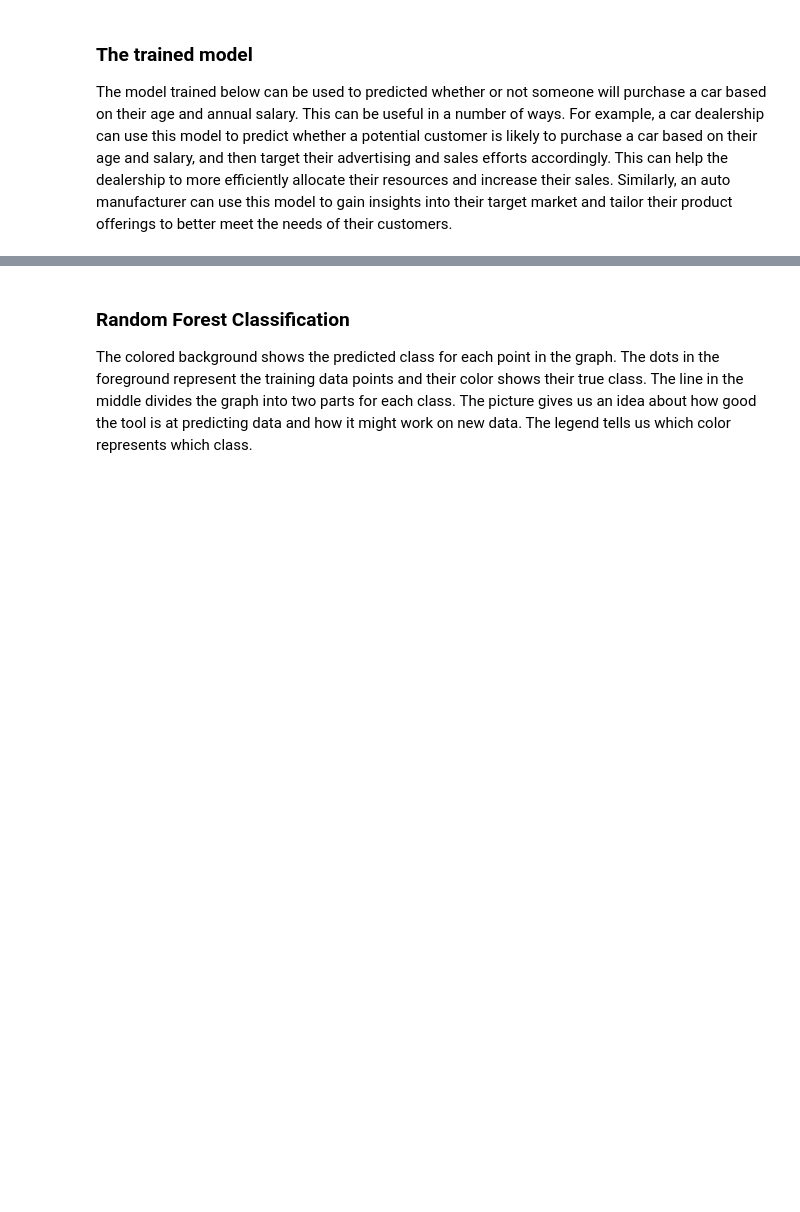
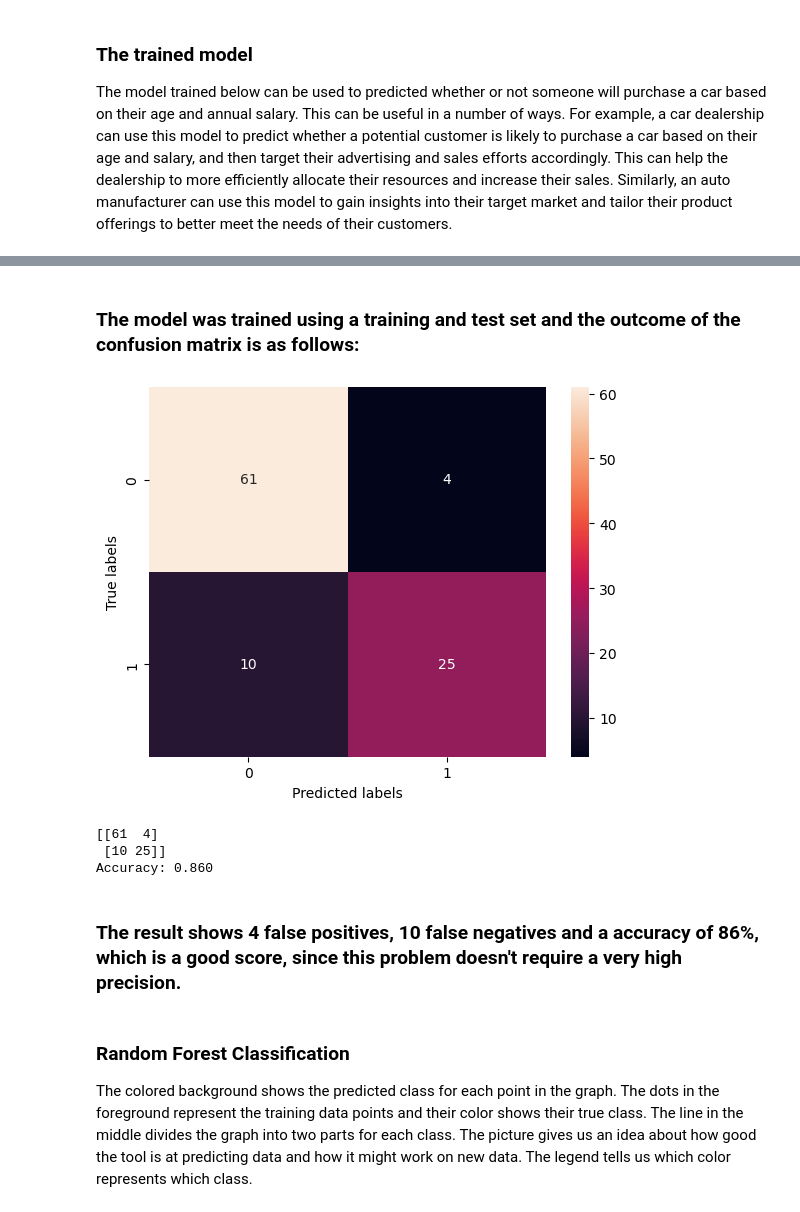
Before and after one commit to cylia22/dashboard-customer_behaviour, a Jupyter notebook: customer_behaviour.ipynb, the cells around one changed output, grey strips where cells are left out. Cells and saved outputs as stored; diff of their text form; code cells hidden in the pictures; blank space fills up the shorter version.

```diff
--- a/customer_behaviour.ipynb
+++ b/customer_behaviour.ipynb
@@ -62,0 +74,10 @@ accuracy_score(y_test, y_pred)
+# %%
+#feature scaling
+from sklearn.linear_model import LogisticRegression
+from sklearn.preprocessing import StandardScaler
+classifier = LogisticRegression()
+sc = StandardScaler()
+X_train = sc.fit_transform(X_train)
+X_test = sc.transform(X_test)
+y_train = y_train.ravel()
+classifier.fit(X_train, y_train)
@@ -63,3 +131,25 @@ accuracy_score(y_test, y_pred)
+# %% [markdown]
+### The model was trained using a training and test set and the outcome of the confusion matrix is as follows:
+# %%
+import seaborn as sns
+import matplotlib.pyplot as plt
+
+cm = confusion_matrix(y_test, y_pred)
+sns.heatmap(cm, annot=True, fmt='g')
+plt.xlabel('Predicted labels')
+plt.ylabel('True labels')
+plt.show()
+
+accuracy = accuracy_score(y_test, y_pred)
+print(cm)
+print(f'Accuracy: {accuracy:.3f}')
+# %% [output]
+[figure, added]
+[[61  4]
+ [10 25]]
+Accuracy: 0.860
+# %% [markdown]
+### The result shows 4 false positives, 10 false negatives and a accuracy of 86%, which is a good score, since this problem doesn't require a very high precision.
 # %% [markdown]
 ### Random Forest Classification
 
```
Also changed, not shown: parts of 23 cells of this notebook.
